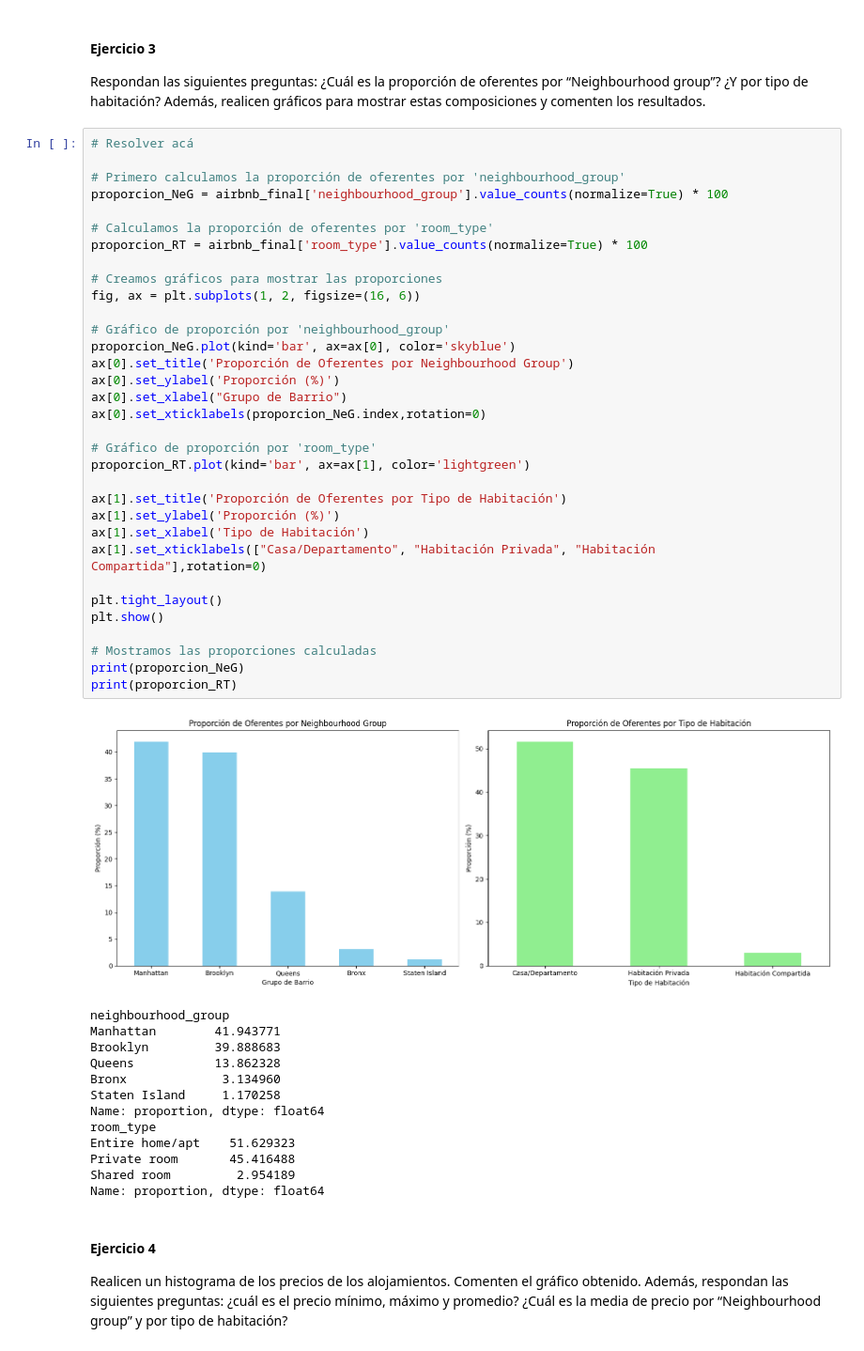
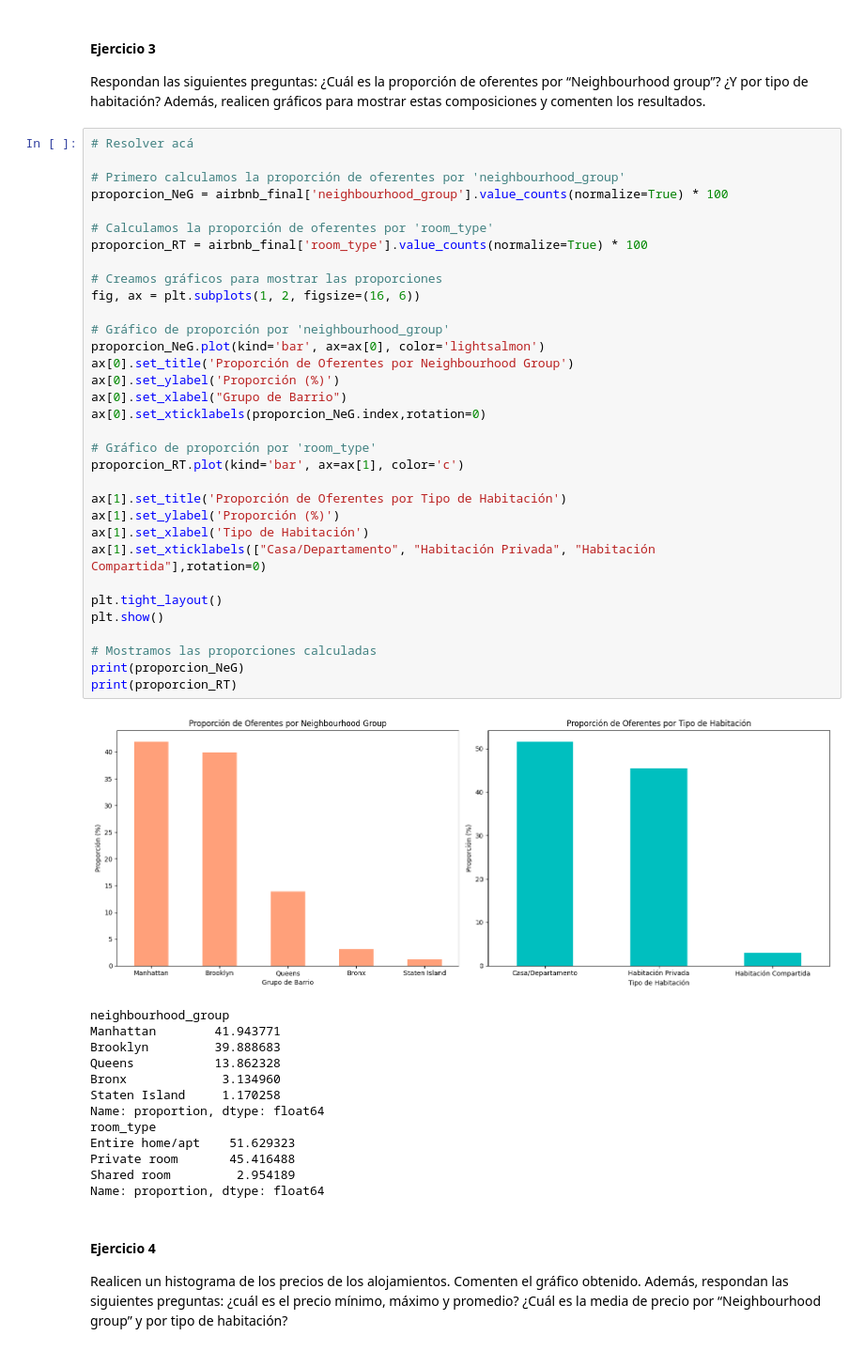
Before and after one commit to GabrielDiaz303/CC408--T1-2-, a Jupyter notebook: TP 2/TP2.ipynb, the cells around one changed output. Shown at 94% size. Drawn from its saved outputs; the diff is of its cells as text.

```diff
--- a/TP 2/TP2.ipynb
+++ b/TP 2/TP2.ipynb
@@ -409,36 +361,36 @@ Respondan las siguientes preguntas: ¿Cuál es la proporción de oferentes por
 
 # Primero calculamos la proporción de oferentes por 'neighbourhood_group'
 proporcion_NeG = airbnb_final['neighbourhood_group'].value_counts(normalize=True) * 100
 
 # Calculamos la proporción de oferentes por 'room_type'
 proporcion_RT = airbnb_final['room_type'].value_counts(normalize=True) * 100
 
 # Creamos gráficos para mostrar las proporciones
 fig, ax = plt.subplots(1, 2, figsize=(16, 6))
 
 # Gráfico de proporción por 'neighbourhood_group'
-proporcion_NeG.plot(kind='bar', ax=ax[0], color='skyblue')
+proporcion_NeG.plot(kind='bar', ax=ax[0], color='lightsalmon')
 ax[0].set_title('Proporción de Oferentes por Neighbourhood Group')
 ax[0].set_ylabel('Proporción (%)')
 ax[0].set_xlabel("Grupo de Barrio")
 ax[0].set_xticklabels(proporcion_NeG.index,rotation=0)
 
 # Gráfico de proporción por 'room_type'
-proporcion_RT.plot(kind='bar', ax=ax[1], color='lightgreen')
+proporcion_RT.plot(kind='bar', ax=ax[1], color='c')
 
 ax[1].set_title('Proporción de Oferentes por Tipo de Habitación')
 ax[1].set_ylabel('Proporción (%)')
 ax[1].set_xlabel('Tipo de Habitación')
 ax[1].set_xticklabels(["Casa/Departamento", "Habitación Privada", "Habitación Compartida"],rotation=0)
 
 plt.tight_layout()
 plt.show()
 
 # Mostramos las proporciones calculadas
 print(proporcion_NeG)
 print(proporcion_RT)
 # %% [output]
-[figure, old version]
+[figure, new version]
 neighbourhood_group
 Manhattan        41.943771
 Brooklyn         39.888683
```
Also changed, not shown: parts of 9 cells of this notebook.
